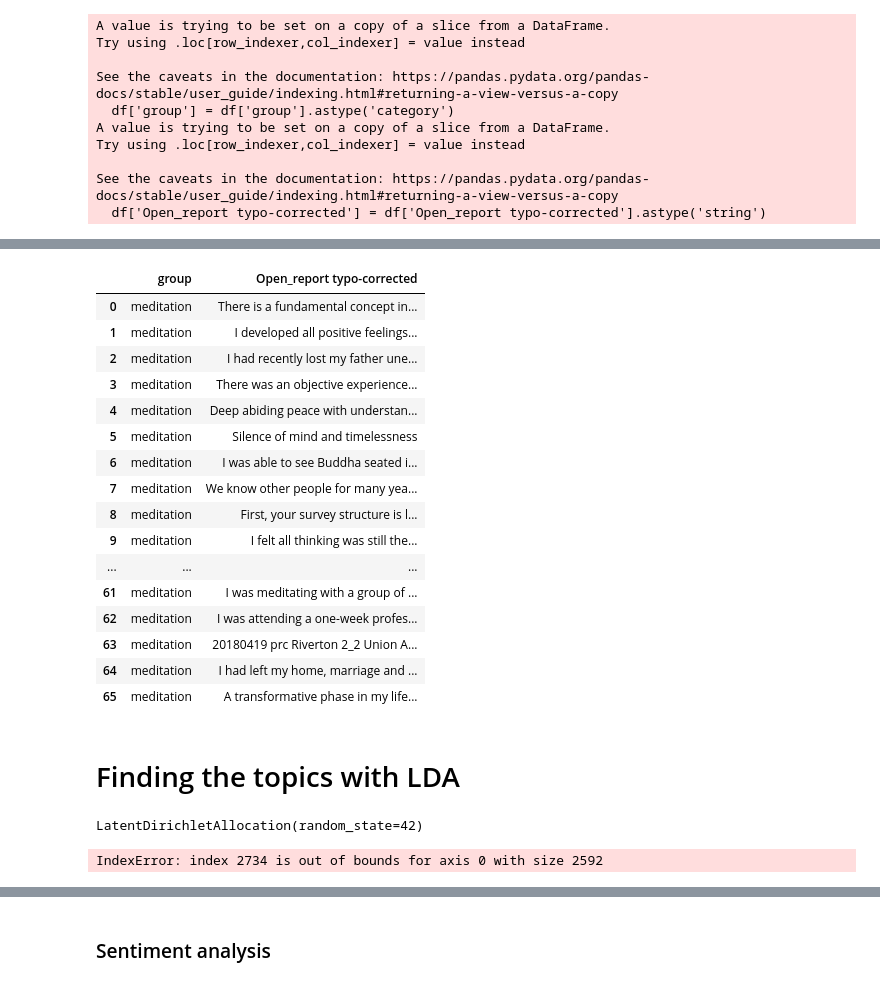
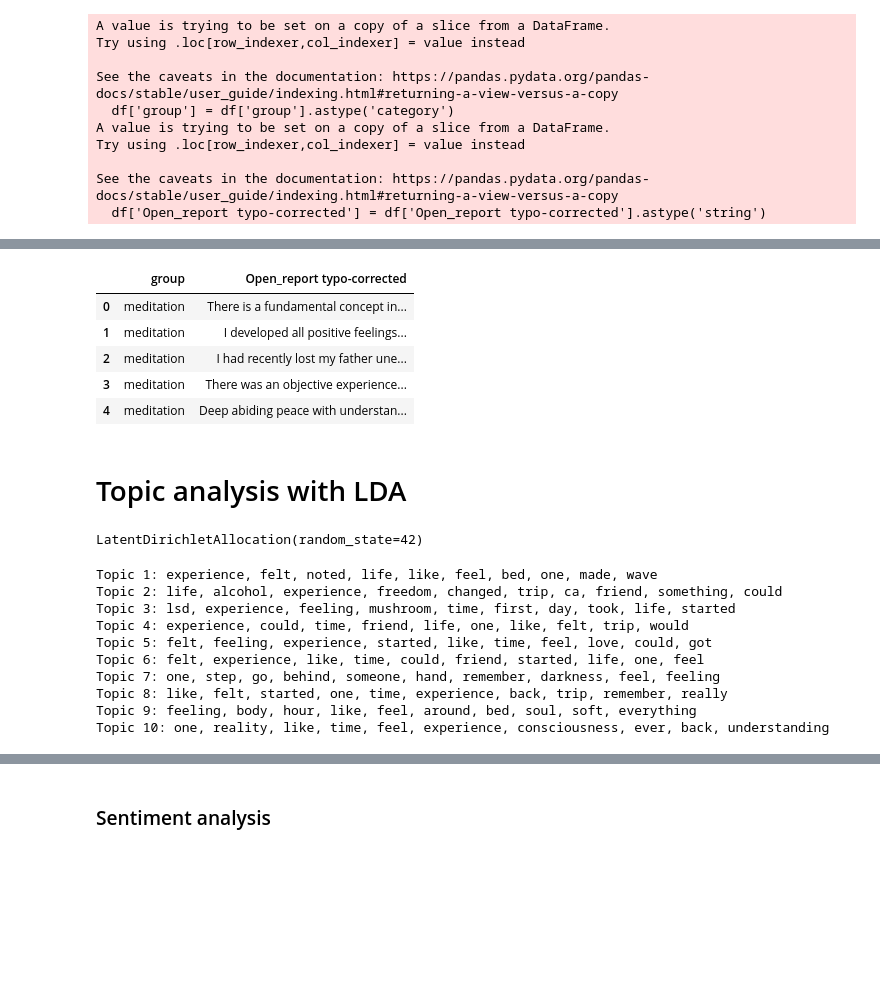
Before and after one commit to konstakm/psychedelics_vs_meditation_nlp, a Jupyter notebook: thesis analysis.ipynb, the cells around one changed output, grey strips where cells are left out. Saved outputs shown, nothing was run; the diff lists cells and outputs as text; code cells hidden in the pictures; blank space fills up the shorter version.

```diff
--- a/thesis analysis.ipynb
+++ b/thesis analysis.ipynb
@@ -185,7 +161,7 @@ lda_model.show_topics()
 # %% [markdown]
 # New round with spell-corrected data including sentiment analysis
 # %%
-df = pd.read_csv('Thesis_ Fixing typos for aggregated survey data (latest version) - Sheet1.csv')
+df = pd.read_csv('survey data.csv')
 
 df
 # %% [output]
@@ -283,25 +248,14 @@ psyke
 # %%
-medi
+medi.head(5)
 # %% [output]
 |  | group | Open_report typo-corrected |
 | 0 | meditation | There is a fundamental concept in... |
 | 1 | meditation | I developed all positive feelings... |
 | 2 | meditation | I had recently lost my father une... |
 | 3 | meditation | There was an objective experience... |
 | 4 | meditation | Deep abiding peace with understan... |
-| 5 | meditation | Silence of mind and timelessness |
-| 6 | meditation | I was able to see Buddha seated i... |
-| 7 | meditation | We know other people for many yea... |
-| 8 | meditation | First, your survey structure is l... |
-| 9 | meditation | I felt all thinking was still the... |
-| ... | ... | ... |
-| 61 | meditation | I was meditating with a group of ... |
-| 62 | meditation | I was attending a one-week profes... |
-| 63 | meditation | 20180419 prc Riverton 2_2 Union A... |
-| 64 | meditation | I had left my home, marriage and ... |
-| 65 | meditation | A transformative phase in my life... |
 # %% [markdown]
-# Finding the topics with LDA
+# Topic analysis with LDA
 # %%
 # Preprocessing
 stop_words = set(stopwords.words('english'))
@@ -339,11 +295,20 @@ def get_top_words(model, vectorizer, n_words=10):
         topics[f"Topic {topic_idx+1}"] = top_words
     return topics
 
-top_words = get_top_words(psyke_lda, vectorizer)
+top_words = get_top_words(psyke_lda, vectorizer_psyke)
 for topic, words in top_words.items():
     print(f"{topic}: {', '.join(words)}")
 # %% [output]
-IndexError: index 2734 is out of bounds for axis 0 with size 2592
+Topic 1: experience, felt, noted, life, like, feel, bed, one, made, wave
+Topic 2: life, alcohol, experience, freedom, changed, trip, ca, friend, something, could
+Topic 3: lsd, experience, feeling, mushroom, time, first, day, took, life, started
+Topic 4: experience, could, time, friend, life, one, like, felt, trip, would
+Topic 5: felt, feeling, experience, started, like, time, feel, love, could, got
+Topic 6: felt, experience, like, time, could, friend, started, life, one, feel
+Topic 7: one, step, go, behind, someone, hand, remember, darkness, feel, feeling
+Topic 8: like, felt, started, one, time, experience, back, trip, remember, really
+Topic 9: feeling, body, hour, like, feel, around, bed, soul, soft, everything
+Topic 10: one, reality, like, time, feel, experience, consciousness, ever, back, understanding
 # %%
 medi_lda = LatentDirichletAllocation(n_components=num_topics, random_state=42)
 
```
Also changed, not shown: parts of 29 cells of this notebook, 3 other files.
